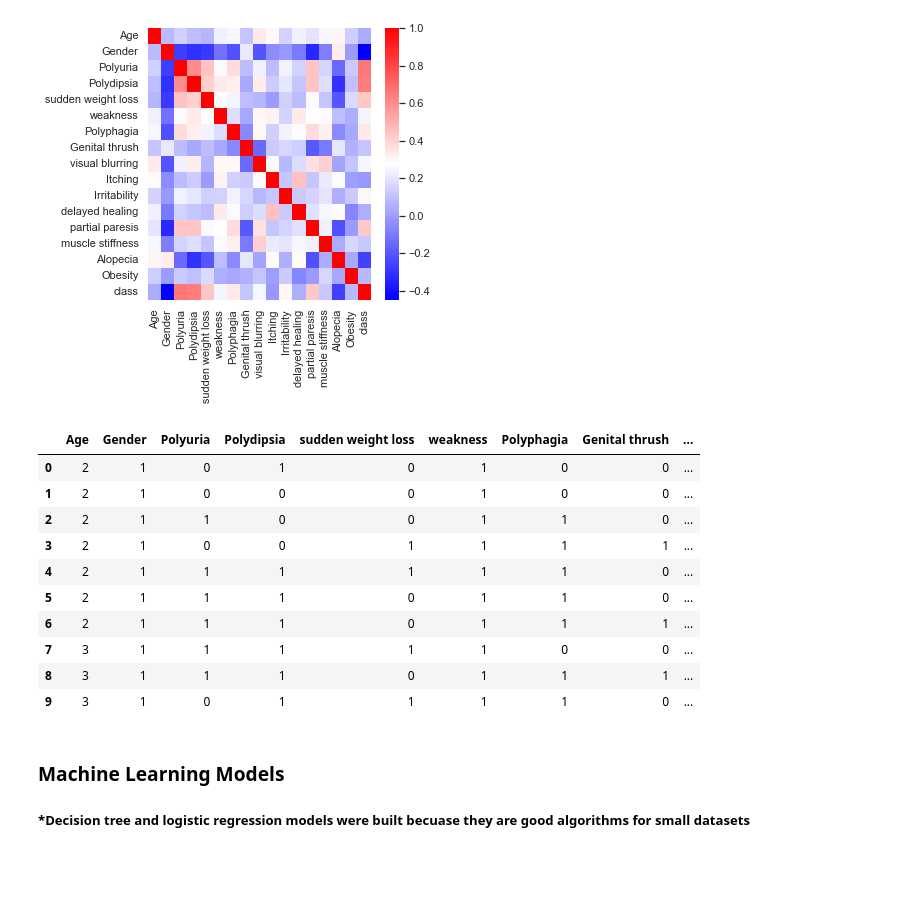
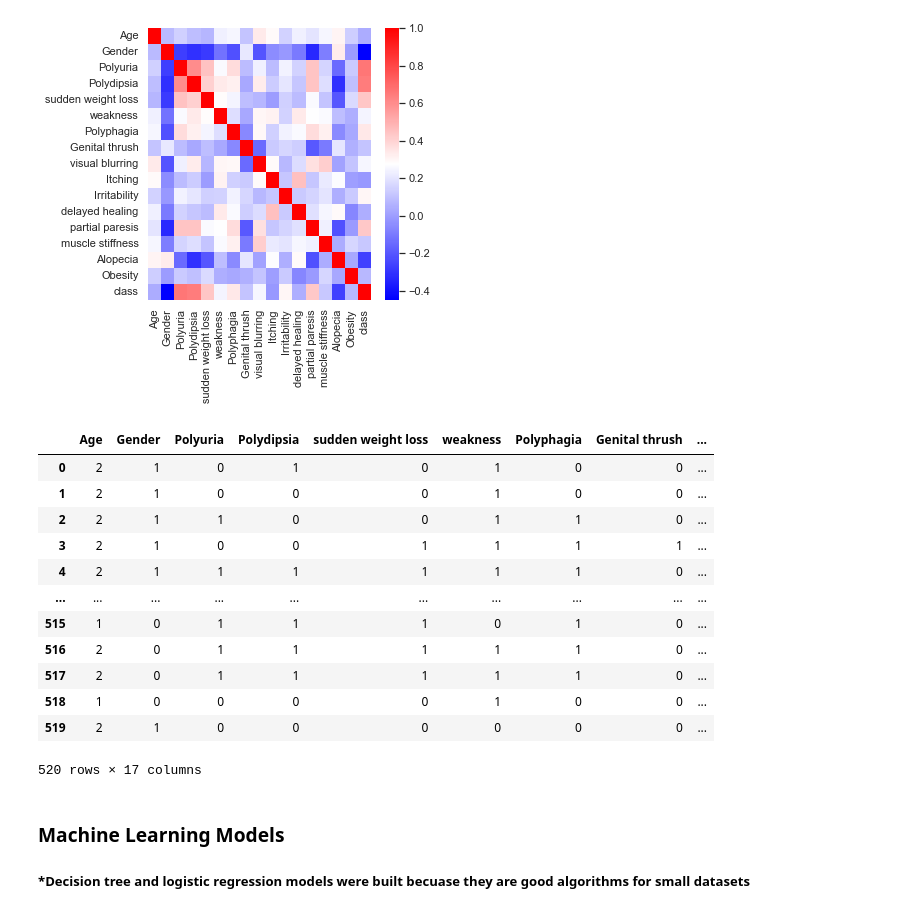
Before and after one commit to LaithSharia/Early-stage-diabetes-risk-prediction, a Jupyter notebook: Early stage diabetes risk prediction.ipynb, the cells around one changed output. Saved outputs shown, nothing was run; the diff lists cells and outputs as text; code cells hidden in the pictures; blank space fills up the shorter version.

```diff
--- a/Early stage diabetes risk prediction.ipynb
+++ b/Early stage diabetes risk prediction.ipynb
@@ -65,19 +86,21 @@ plt.show()
 [figure]
 # %%
 # display the first 10 rows
-data.head(10)
+data
 # %% [output]
 |  | Age | Gender | Polyuria | Polydipsia | sudden weight loss | weakness | Polyphagia | Genital thrush | ... |
 | 0 | 2 | 1 | 0 | 1 | 0 | 1 | 0 | 0 | ... |
 | 1 | 2 | 1 | 0 | 0 | 0 | 1 | 0 | 0 | ... |
 | 2 | 2 | 1 | 1 | 0 | 0 | 1 | 1 | 0 | ... |
 | 3 | 2 | 1 | 0 | 0 | 1 | 1 | 1 | 1 | ... |
 | 4 | 2 | 1 | 1 | 1 | 1 | 1 | 1 | 0 | ... |
-| 5 | 2 | 1 | 1 | 1 | 0 | 1 | 1 | 0 | ... |
-| 6 | 2 | 1 | 1 | 1 | 0 | 1 | 1 | 1 | ... |
-| 7 | 3 | 1 | 1 | 1 | 1 | 1 | 0 | 0 | ... |
-| 8 | 3 | 1 | 1 | 1 | 0 | 1 | 1 | 1 | ... |
-| 9 | 3 | 1 | 0 | 1 | 1 | 1 | 1 | 0 | ... |
+| ... | ... | ... | ... | ... | ... | ... | ... | ... | ... |
+| 515 | 1 | 0 | 1 | 1 | 1 | 0 | 1 | 0 | ... |
+| 516 | 2 | 0 | 1 | 1 | 1 | 1 | 1 | 0 | ... |
+| 517 | 2 | 0 | 1 | 1 | 1 | 1 | 1 | 0 | ... |
+| 518 | 1 | 0 | 0 | 0 | 0 | 1 | 0 | 0 | ... |
+| 519 | 2 | 1 | 0 | 0 | 0 | 0 | 0 | 0 | ... |
+520 rows × 17 columns
 # %% [markdown]
 ### Machine Learning Models
 ##### *Decision tree and logistic regression models were built becuase they are good algorithms for small datasets
```
Also changed, not shown: parts of 8 cells of this notebook.
